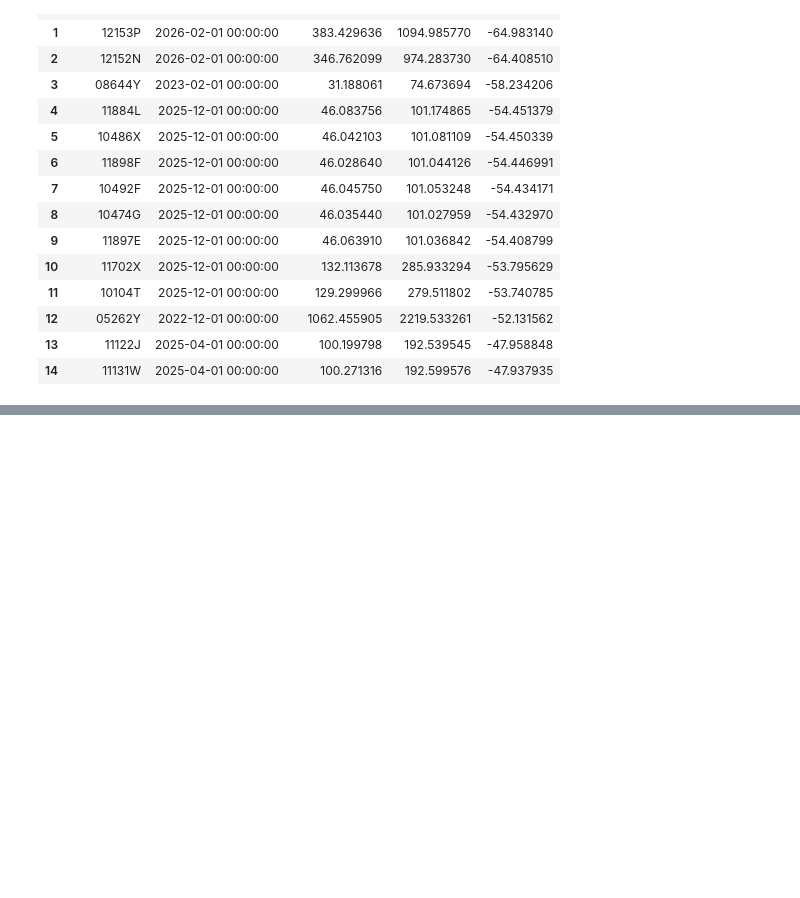
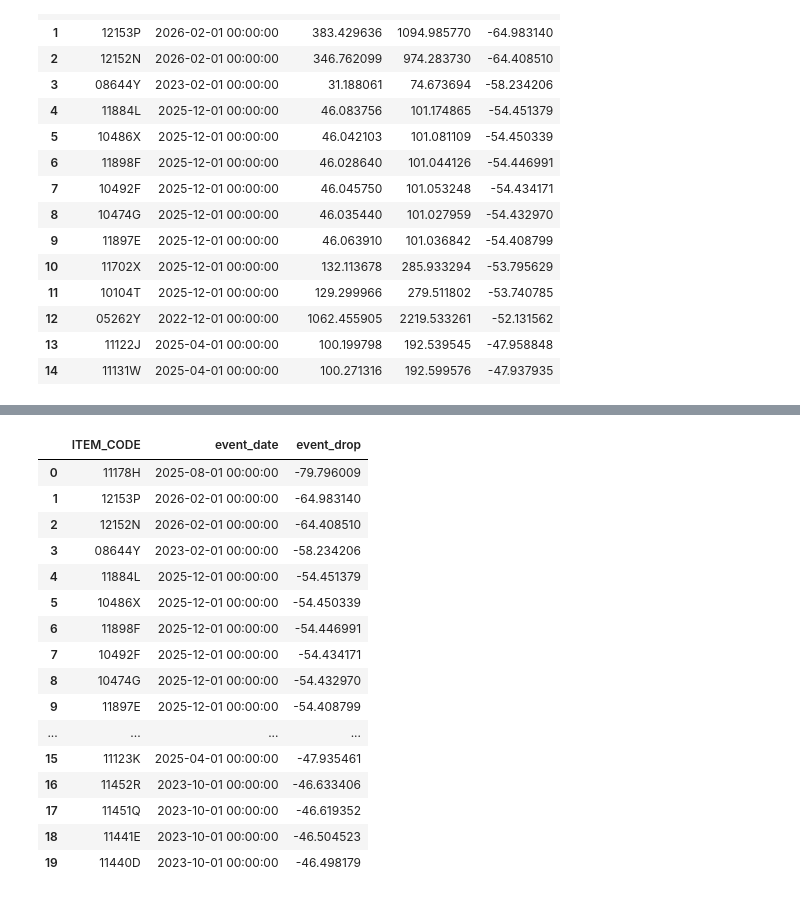
Before and after one commit to aryakamat01-sketch/pbs-generic-erosion, a Jupyter notebook: pbs_generic_erosion.ipynb, the cells around one changed output, grey strips where cells are left out. Drawn from its saved outputs; the diff is of its cells as text; code cells hidden in the pictures; blank space fills up the shorter version.

```diff
--- a/pbs_generic_erosion.ipynb
+++ b/pbs_generic_erosion.ipynb
@@ -872,0 +882,55 @@ pd.read_sql(q_change, conn)
+# %%
+q_event = """
+WITH monthly AS (
+    SELECT ITEM_CODE, date,
+           SUM(PRESCRIPTIONS) AS scripts,
+           SUM(TOTAL_COST) / SUM(PRESCRIPTIONS) AS cost_per_script
+    FROM dispensing
+    GROUP BY ITEM_CODE, date
+),
+candidates AS (
+    SELECT ITEM_CODE FROM monthly
+    GROUP BY ITEM_CODE
+    HAVING COUNT(DISTINCT date) = 48 AND SUM(scripts) > 100000
+),
+changes AS (
+    SELECT m.ITEM_CODE, m.date, m.scripts, m.cost_per_script,
+           (m.cost_per_script - LAG(m.cost_per_script)
+                OVER (PARTITION BY m.ITEM_CODE ORDER BY m.date))
+           / LAG(m.cost_per_script)
+                OVER (PARTITION BY m.ITEM_CODE ORDER BY m.date) * 100 AS pct_change
+    FROM monthly m
+    JOIN candidates c ON m.ITEM_CODE = c.ITEM_CODE
+),
+events AS (
+    SELECT ITEM_CODE, date AS event_date, pct_change,
+           ROW_NUMBER() OVER (PARTITION BY ITEM_CODE ORDER BY pct_change) AS rn
+    FROM changes
+    WHERE pct_change IS NOT NULL
+)
+SELECT ITEM_CODE, event_date, pct_change AS event_drop
+FROM events
+WHERE rn = 1 AND pct_change < -15
+ORDER BY pct_change
+LIMIT 20
+"""
+
+pd.read_sql(q_event, conn)
+# %% [output]
+|  | ITEM_CODE | event_date | event_drop |
+| 0 | 11178H | 2025-08-01 00:00:00 | -79.796009 |
+| 1 | 12153P | 2026-02-01 00:00:00 | -64.983140 |
+| 2 | 12152N | 2026-02-01 00:00:00 | -64.408510 |
+| 3 | 08644Y | 2023-02-01 00:00:00 | -58.234206 |
+| 4 | 11884L | 2025-12-01 00:00:00 | -54.451379 |
+| 5 | 10486X | 2025-12-01 00:00:00 | -54.450339 |
+| 6 | 11898F | 2025-12-01 00:00:00 | -54.446991 |
+| 7 | 10492F | 2025-12-01 00:00:00 | -54.434171 |
+| 8 | 10474G | 2025-12-01 00:00:00 | -54.432970 |
+| 9 | 11897E | 2025-12-01 00:00:00 | -54.408799 |
+| ... | ... | ... | ... |
+| 15 | 11123K | 2025-04-01 00:00:00 | -47.935461 |
+| 16 | 11452R | 2023-10-01 00:00:00 | -46.633406 |
+| 17 | 11451Q | 2023-10-01 00:00:00 | -46.619352 |
+| 18 | 11441E | 2023-10-01 00:00:00 | -46.504523 |
+| 19 | 11440D | 2023-10-01 00:00:00 | -46.498179 |
```
Also changed, not shown: parts of 3 cells of this notebook.
